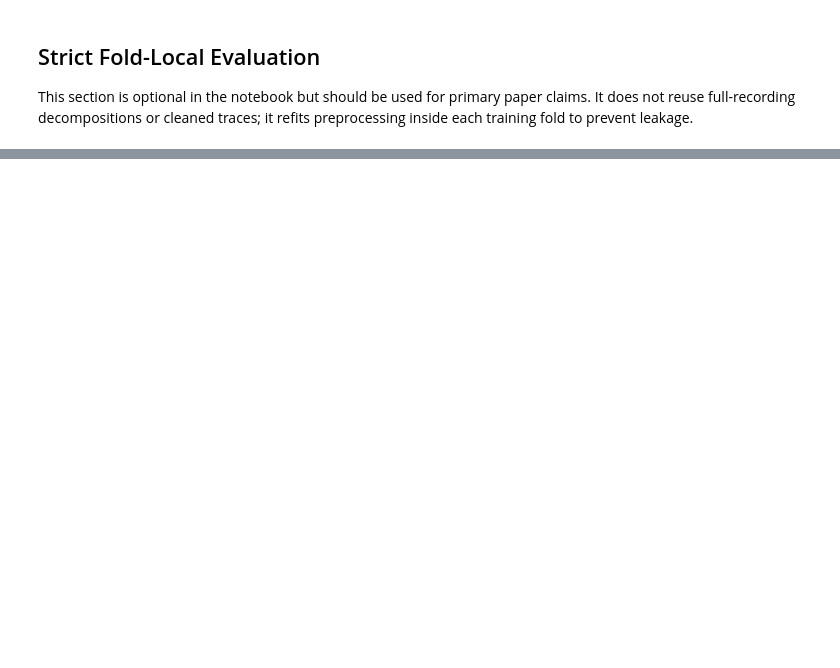
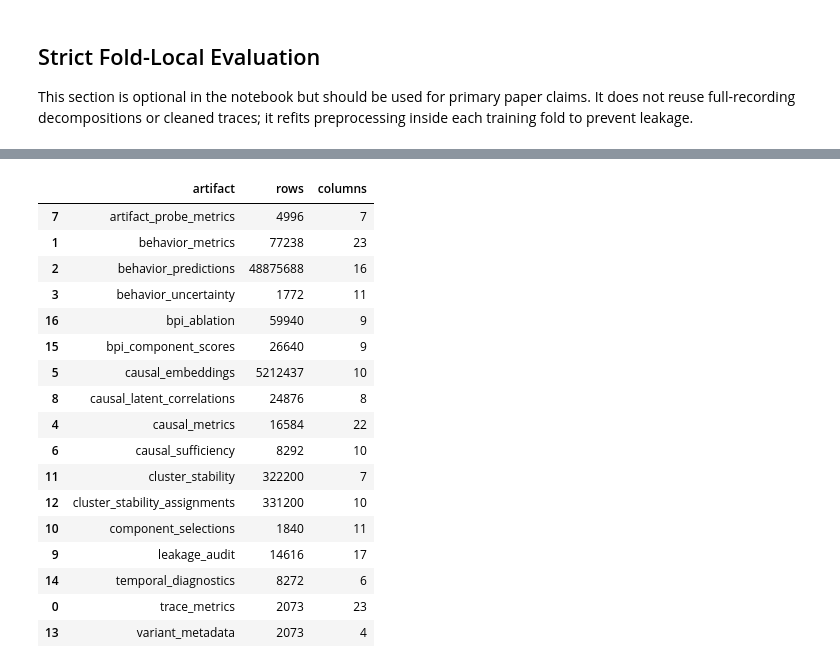
Before and after one commit to adedayoas91/ica-denoising, a Jupyter notebook: notebooks/v2a-RSNs/220127_F4_run2/behavior_decoding_integrations.ipynb, the cells around one changed output, grey strips where cells are left out. Cells and saved outputs as stored; diff of their text form; code cells hidden in the pictures; blank space fills up the shorter version.

```diff
--- a/notebooks/v2a-RSNs/220127_F4_run2/behavior_decoding_integrations.ipynb
+++ b/notebooks/v2a-RSNs/220127_F4_run2/behavior_decoding_integrations.ipynb
@@ -1140,2 +1246,56 @@ artifact_overview
+# %%
+strict_reload_paths = strict_paths if "strict_paths" in globals() else STRICT_EXPECTED_ARTIFACTS
+
+# Resume from the already-loaded strict outputs when possible, and refresh from
+# disk artifacts when they are available so downstream summary cells can be rerun
+# without repeating the full evaluation pass.
+strict_tables = dict(strict_tables) if "strict_tables" in globals() else {}
+strict_tables.update(
+    {
+        name: read_metric_table(path)
+        for name, path in strict_reload_paths.items()
+        if path.suffix == ".csv" and path.exists()
+    }
+)
+if strict_reload_paths["run_manifest"].exists():
+    strict_manifest = json.loads(strict_reload_paths["run_manifest"].read_text(encoding="utf-8"))
+
+configured_transition_models = tuple(getattr(strict_config, "causal_transition_models", ()) or ())
+fallback_transition_model = configured_transition_models[0] if len(configured_transition_models) == 1 else "unknown"
+causal_sufficiency_table = strict_tables.get("causal_sufficiency", pd.DataFrame()).copy()
+if not causal_sufficiency_table.empty and "transition_model" not in causal_sufficiency_table.columns:
+    causal_sufficiency_table["transition_model"] = fallback_transition_model
+strict_tables["causal_sufficiency"] = causal_sufficiency_table
+
+resume_artifact_overview = pd.DataFrame(
+    [
+        {
+            "artifact": name,
+            "rows": len(table),
+            "columns": len(table.columns),
+        }
+        for name, table in strict_tables.items()
+    ]
+).sort_values("artifact")
+resume_artifact_overview
+# %% [output]
+|  | artifact | rows | columns |
+| 7 | artifact_probe_metrics | 4996 | 7 |
+| 1 | behavior_metrics | 77238 | 23 |
+| 2 | behavior_predictions | 48875688 | 16 |
+| 3 | behavior_uncertainty | 1772 | 11 |
+| 16 | bpi_ablation | 59940 | 9 |
+| 15 | bpi_component_scores | 26640 | 9 |
+| 5 | causal_embeddings | 5212437 | 10 |
+| 8 | causal_latent_correlations | 24876 | 8 |
+| 4 | causal_metrics | 16584 | 22 |
+| 6 | causal_sufficiency | 8292 | 10 |
+| 11 | cluster_stability | 322200 | 7 |
+| 12 | cluster_stability_assignments | 331200 | 10 |
+| 10 | component_selections | 1840 | 11 |
+| 9 | leakage_audit | 14616 | 17 |
+| 14 | temporal_diagnostics | 8272 | 6 |
+| 0 | trace_metrics | 2073 | 23 |
+| 13 | variant_metadata | 2073 | 4 |
 # %%
 if strict_tables:
```
Also changed, not shown: parts of 11 cells of this notebook, 7 other files.
